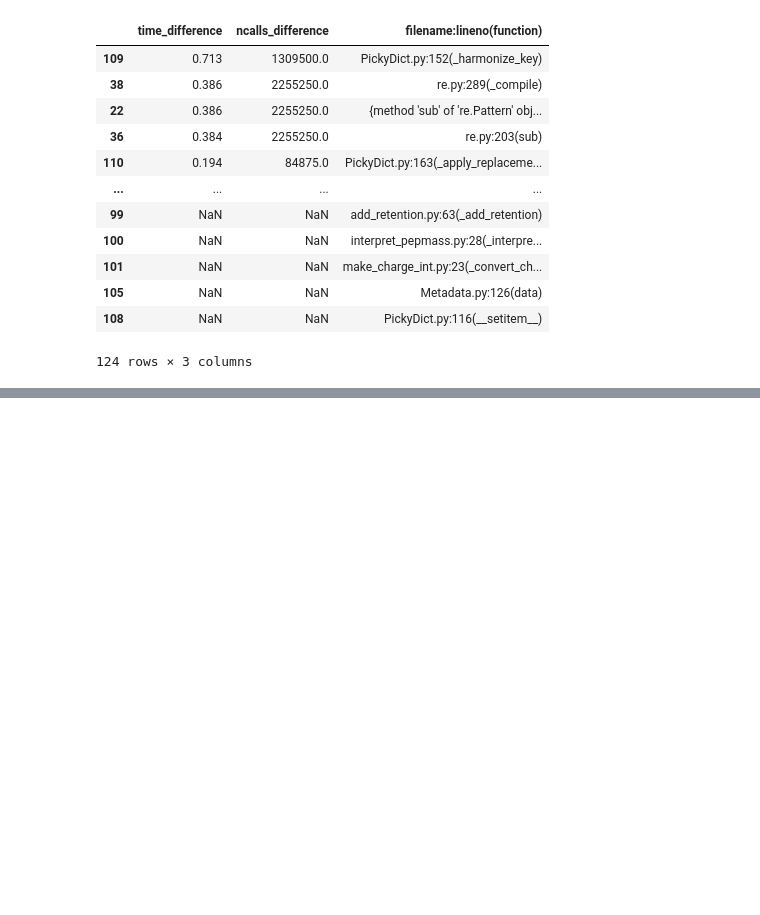
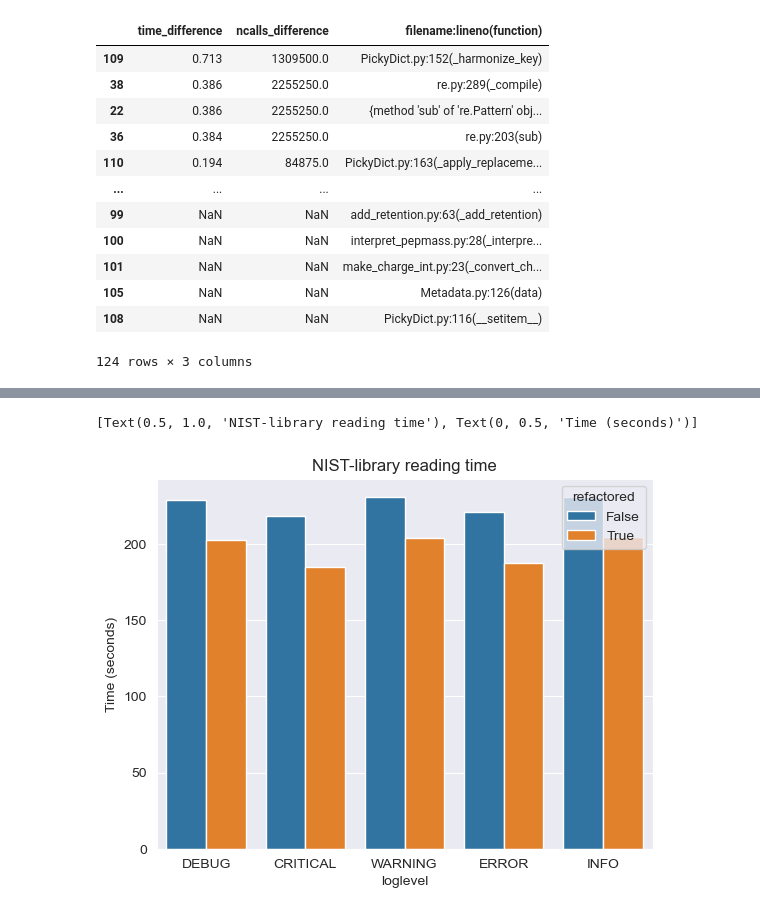
Before and after one commit to maximskoryk/matchms, a Jupyter notebook: benchmarking/profile_analysis.ipynb, the cells around one changed output, grey strips where cells are left out. Saved outputs shown, nothing was run; the diff lists cells and outputs as text; code cells hidden in the pictures; blank space fills up the shorter version.

Commit message:
add refactored comparison to notebook

```diff
--- a/benchmarking/profile_analysis.ipynb
+++ b/benchmarking/profile_analysis.ipynb
@@ -328,0 +360,11 @@ set_intersection_msp
+# %%
+alt_data = defaultdict(list, {key: [] for key in ("library", "format", "loglevel", "harmonization", "time")})
+for p in alternative_profiles:
+    alt_data["library"].append(p.library)
+    alt_data["format"].append(p.fileformat)
+    alt_data["loglevel"].append(p.loglevel)
+    alt_data["harmonization"].append(p.harmonization)
+    alt_data["time"].append(p.time)
+
+alt_profiles_summary = pd.DataFrame(alt_data)
+alt_profiles_summary
@@ -328,0 +388,3 @@ set_intersection_msp
+# %%
+alt_profiles_summary["refactored"] = True
+alt_profiles_summary
@@ -328,0 +408,4 @@ set_intersection_msp
+# %%
+profiles_summary_filtered = profiles_summary.loc[(profiles_summary["harmonization"] == True) & (profiles_summary["format"] == "msp")]
+profiles_summary_filtered["refactored"] = False
+profiles_summary_filtered
@@ -328,0 +434,3 @@ set_intersection_msp
+# %%
+comparison_df = pd.concat([profiles_summary_filtered, alt_profiles_summary])
+comparison_df
@@ -328,0 +455,9 @@ set_intersection_msp
+# %%
+sns.barplot(data=comparison_df.loc[comparison_df["library"] == "NIST"],
+            x="loglevel",
+            y="time",
+            hue="refactored")\
+    .set(title="NIST-library reading time", ylabel="Time (seconds)")
+# %% [output]
+[Text(0.5, 1.0, 'NIST-library reading time'), Text(0, 0.5, 'Time (seconds)')]
+[figure, added]
```
Also changed, not shown: parts of 12 cells of this notebook.
